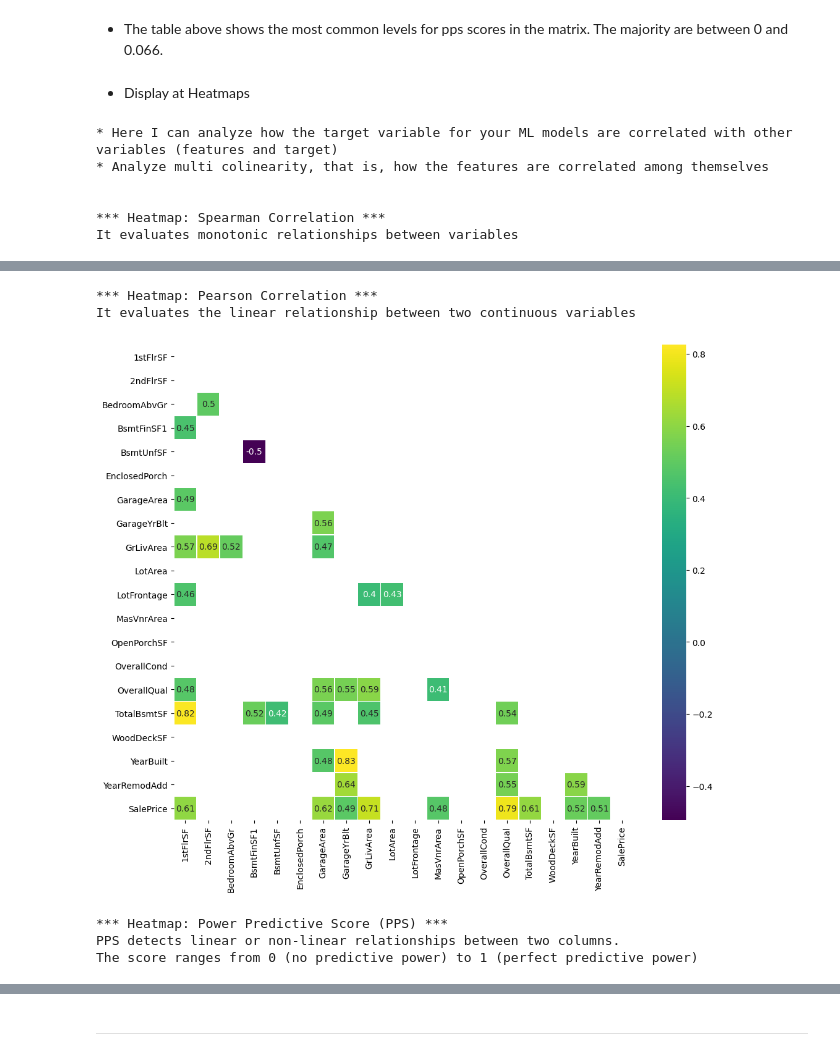
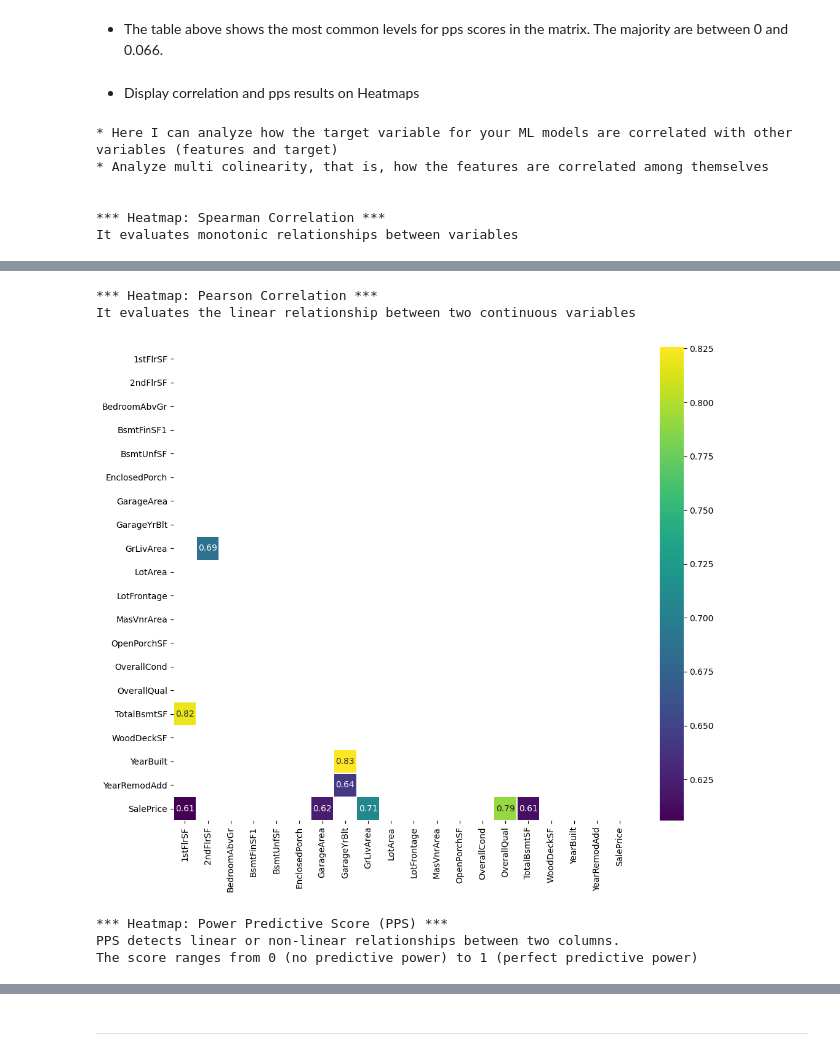
Before and after one commit to JPRodrigues-gh/housing-sales-price-prediction-dashboard, a Jupyter notebook: jupyter_notebooks/03_data_cleaning.ipynb, the cells around one changed output, grey strips where cells are left out. Cells and saved outputs as stored; diff of their text form; code cells hidden in the pictures.

```diff
--- a/jupyter_notebooks/03_data_cleaning.ipynb
+++ b/jupyter_notebooks/03_data_cleaning.ipynb
@@ -216,12 +216,12 @@ ppscore  552.0  0.055  0.104  0.0  0.0  0.0  0.066  0.702
 # %% [markdown]
 * The table above shows the most common levels for pps scores in the matrix. The majority are between 0 and 0.066.
 # %% [markdown]
-* Display at Heatmaps
+* Display correlation and pps results on Heatmaps
 # %%
 DisplayCorrAndPPS(df_corr_pearson = df_corr_pearson,
                   df_corr_spearman = df_corr_spearman,
                   pps_matrix = pps_matrix,
-                  CorrThreshold = 0.4, PPS_Threshold = 0.2,
+                  CorrThreshold = 0.6, PPS_Threshold = 0.2,
                   figsize=(12,10), font_annot=10)
 # %% [output]
 * Here I can analyze how the target variable for your ML models are correlated with other variables (features and target)
@@ -234,6 +234,6 @@ It evaluates monotonic relationships between variables
 *** Heatmap: Pearson Correlation ***
 It evaluates the linear relationship between two continuous variables
-[figure, old version]
+[figure, new version]
 *** Heatmap: Power Predictive Score (PPS) ***
 PPS detects linear or non-linear relationships between two columns.
 The score ranges from 0 (no predictive power) to 1 (perfect predictive power)
```
Also changed, not shown: parts of 25 cells of this notebook.
